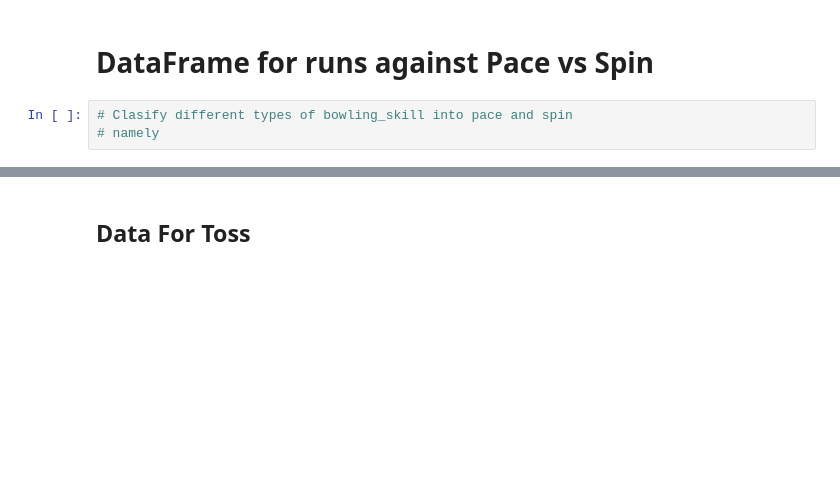
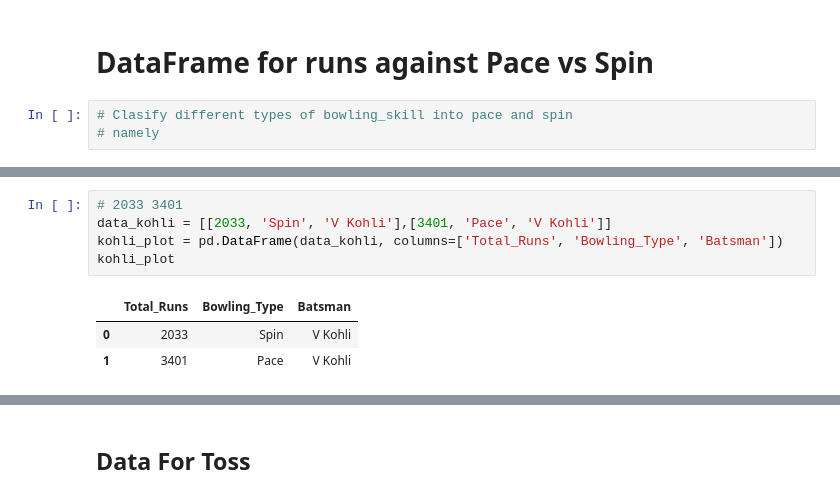
Before and after one commit to Utkarsh736/IPL_Data_Analysis, a Jupyter notebook: Template.ipynb, the cells around one changed output, grey strips where cells are left out. Drawn from its saved outputs; the diff is of its cells as text; blank space fills up the shorter version.

```diff
--- a/Template.ipynb
+++ b/Template.ipynb
@@ -697,0 +719,9 @@ Index(['Right-arm medium', 'Right-arm fast-medium', 'Right-arm offbreak',
+# %%
+# 2033 3401
+data_kohli = [[2033, 'Spin', 'V Kohli'],[3401, 'Pace', 'V Kohli']]
+kohli_plot = pd.DataFrame(data_kohli, columns=['Total_Runs', 'Bowling_Type', 'Batsman'])
+kohli_plot
+# %% [output]
+|  | Total_Runs | Bowling_Type | Batsman |
+| 0 | 2033 | Spin | V Kohli |
+| 1 | 3401 | Pace | V Kohli |
```
Also changed, not shown: parts of 15 cells of this notebook, 2 other files.
